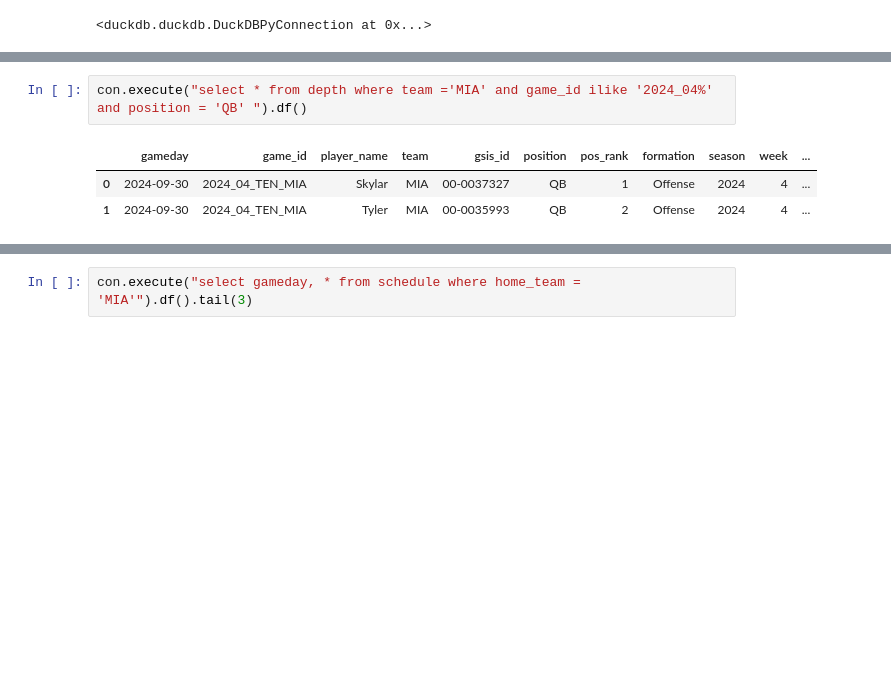
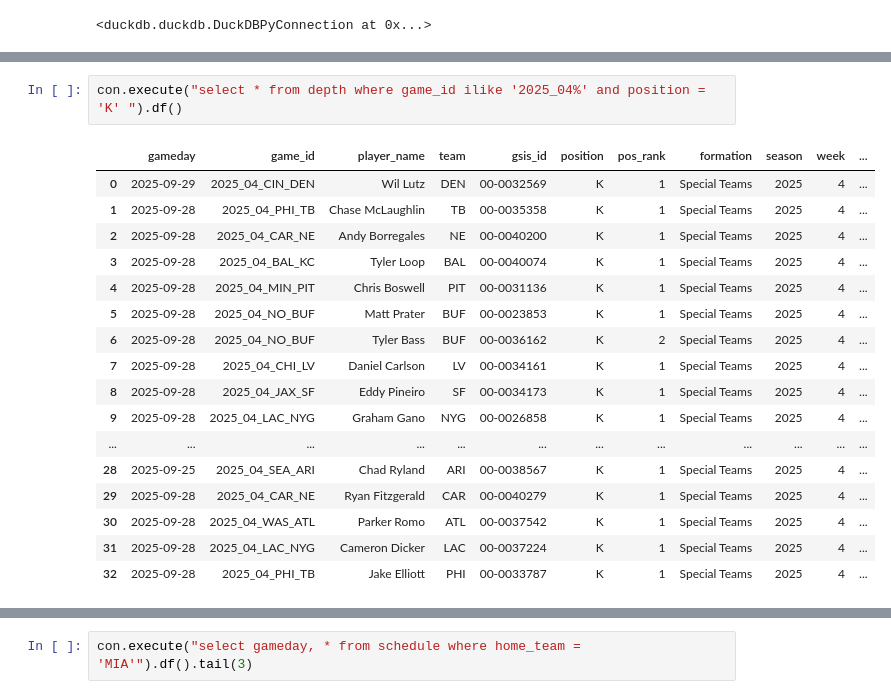
Before and after one commit to sharedw/NFL_sim, a Jupyter notebook: create_database.ipynb, the cells around one changed output, grey strips where cells are left out. Saved outputs shown, nothing was run; the diff lists cells and outputs as text; blank space fills up the shorter version.

```diff
--- a/create_database.ipynb
+++ b/create_database.ipynb
@@ -143,6 +137,20 @@ from combined
 # %%
-con.execute("select * from depth where team ='MIA' and game_id ilike '2024_04%' and position = 'QB' ").df()
+con.execute("select * from depth where game_id ilike '2025_04%' and position = 'K' ").df()
 # %% [output]
 |  | gameday | game_id | player_name | team | gsis_id | position | pos_rank | formation | season | week | ... |
-| 0 | 2024-09-30 | 2024_04_TEN_MIA | Skylar | MIA | 00-0037327 | QB | 1 | Offense | 2024 | 4 | ... |
-| 1 | 2024-09-30 | 2024_04_TEN_MIA | Tyler | MIA | 00-0035993 | QB | 2 | Offense | 2024 | 4 | ... |
+| 0 | 2025-09-29 | 2025_04_CIN_DEN | Wil Lutz | DEN | 00-0032569 | K | 1 | Special Teams | 2025 | 4 | ... |
+| 1 | 2025-09-28 | 2025_04_PHI_TB | Chase McLaughlin | TB | 00-0035358 | K | 1 | Special Teams | 2025 | 4 | ... |
+| 2 | 2025-09-28 | 2025_04_CAR_NE | Andy Borregales | NE | 00-0040200 | K | 1 | Special Teams | 2025 | 4 | ... |
+| 3 | 2025-09-28 | 2025_04_BAL_KC | Tyler Loop | BAL | 00-0040074 | K | 1 | Special Teams | 2025 | 4 | ... |
+| 4 | 2025-09-28 | 2025_04_MIN_PIT | Chris Boswell | PIT | 00-0031136 | K | 1 | Special Teams | 2025 | 4 | ... |
+| 5 | 2025-09-28 | 2025_04_NO_BUF | Matt Prater | BUF | 00-0023853 | K | 1 | Special Teams | 2025 | 4 | ... |
+| 6 | 2025-09-28 | 2025_04_NO_BUF | Tyler Bass | BUF | 00-0036162 | K | 2 | Special Teams | 2025 | 4 | ... |
+| 7 | 2025-09-28 | 2025_04_CHI_LV | Daniel Carlson | LV | 00-0034161 | K | 1 | Special Teams | 2025 | 4 | ... |
+| 8 | 2025-09-28 | 2025_04_JAX_SF | Eddy Pineiro | SF | 00-0034173 | K | 1 | Special Teams | 2025 | 4 | ... |
+| 9 | 2025-09-28 | 2025_04_LAC_NYG | Graham Gano | NYG | 00-0026858 | K | 1 | Special Teams | 2025 | 4 | ... |
+| ... | ... | ... | ... | ... | ... | ... | ... | ... | ... | ... | ... |
+| 28 | 2025-09-25 | 2025_04_SEA_ARI | Chad Ryland | ARI | 00-0038567 | K | 1 | Special Teams | 2025 | 4 | ... |
+| 29 | 2025-09-28 | 2025_04_CAR_NE | Ryan Fitzgerald | CAR | 00-0040279 | K | 1 | Special Teams | 2025 | 4 | ... |
+| 30 | 2025-09-28 | 2025_04_WAS_ATL | Parker Romo | ATL | 00-0037542 | K | 1 | Special Teams | 2025 | 4 | ... |
+| 31 | 2025-09-28 | 2025_04_LAC_NYG | Cameron Dicker | LAC | 00-0037224 | K | 1 | Special Teams | 2025 | 4 | ... |
+| 32 | 2025-09-28 | 2025_04_PHI_TB | Jake Elliott | PHI | 00-0033787 | K | 1 | Special Teams | 2025 | 4 | ... |
```
Also changed, not shown: parts of 4 cells of this notebook, 7 other files.
